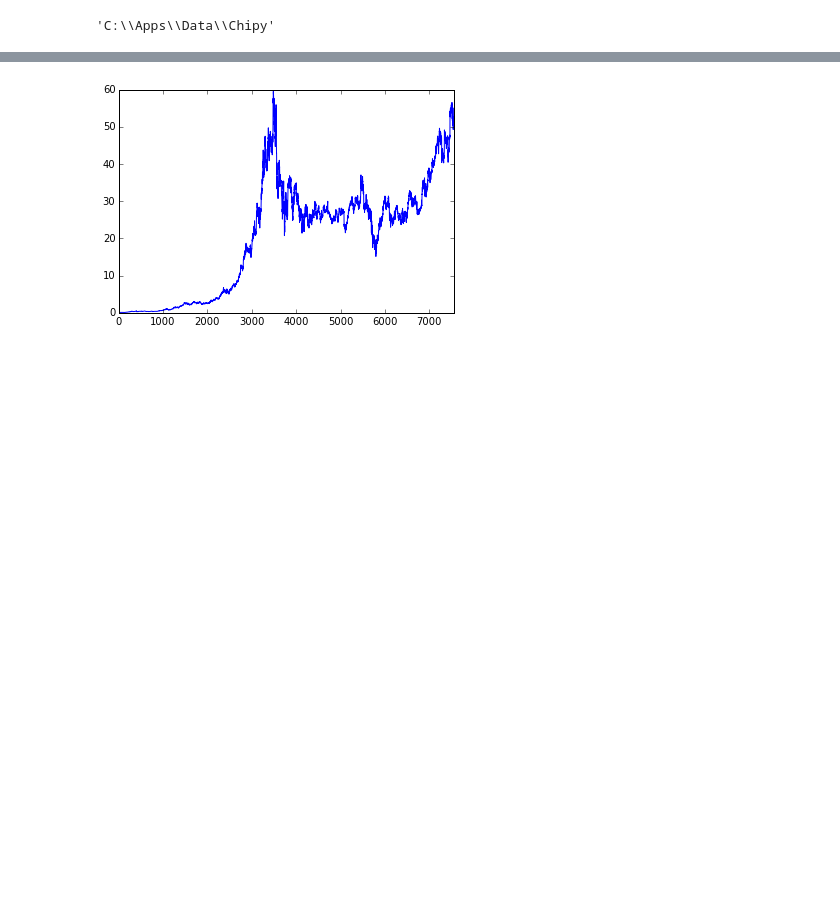
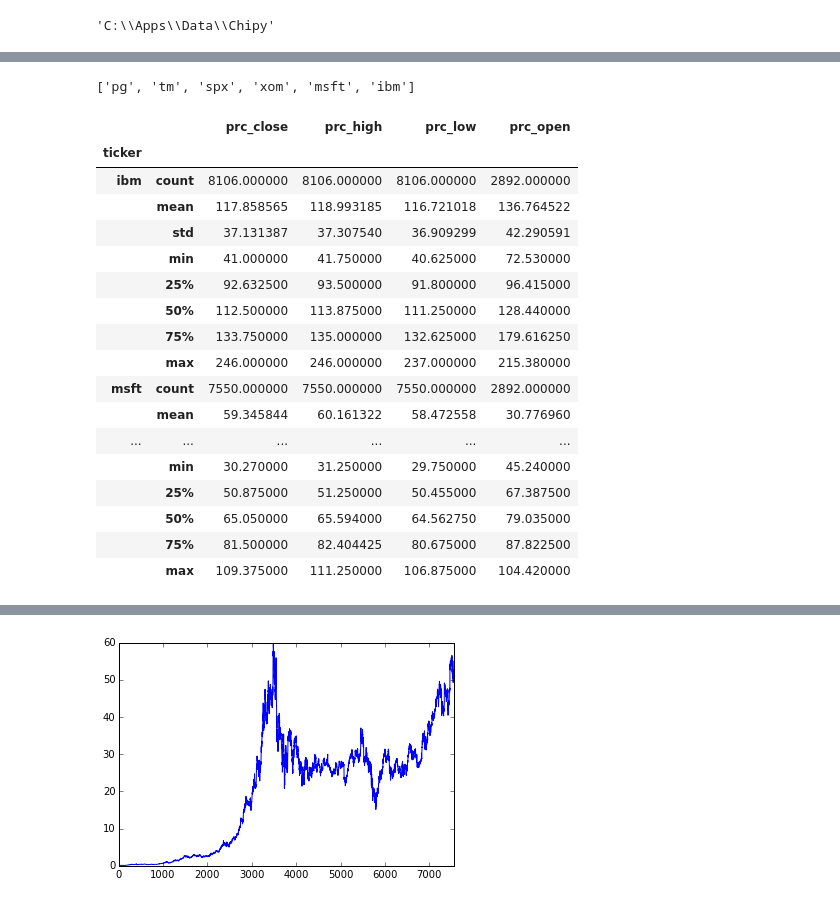
Before and after one commit to davidkunio/Chipy-Technicals, a Jupyter notebook: TechnicalTrading.ipynb, the cells around one changed output, grey strips where cells are left out. Saved outputs shown, nothing was run; the diff lists cells and outputs as text; code cells hidden in the pictures; blank space fills up the shorter version.

```diff
--- a/TechnicalTrading.ipynb
+++ b/TechnicalTrading.ipynb
@@ -27,0 +40,30 @@ msft.head()
+# %%
+#See a distinct list of the tickers
+
+data['ticker'].unique()
+# %% [output]
+['pg', 'tm', 'spx', 'xom', 'msft', 'ibm']
+# %%
+#Summarize the data by ticker
+
+grouped = data.groupby('ticker')
+grouped[['prc_close','prc_high','prc_low','prc_open']].describe()
+# %% [output]
+|  |  | prc_close | prc_high | prc_low | prc_open |
+| ticker |  |  |  |  |  |
+| ibm | count | 8106.000000 | 8106.000000 | 8106.000000 | 2892.000000 |
+|  | mean | 117.858565 | 118.993185 | 116.721018 | 136.764522 |
+|  | std | 37.131387 | 37.307540 | 36.909299 | 42.290591 |
+|  | min | 41.000000 | 41.750000 | 40.625000 | 72.530000 |
+|  | 25% | 92.632500 | 93.500000 | 91.800000 | 96.415000 |
+|  | 50% | 112.500000 | 113.875000 | 111.250000 | 128.440000 |
+|  | 75% | 133.750000 | 135.000000 | 132.625000 | 179.616250 |
+|  | max | 246.000000 | 246.000000 | 237.000000 | 215.380000 |
+| msft | count | 7550.000000 | 7550.000000 | 7550.000000 | 2892.000000 |
+|  | mean | 59.345844 | 60.161322 | 58.472558 | 30.776960 |
+| ... | ... | ... | ... | ... | ... |
+|  | min | 30.270000 | 31.250000 | 29.750000 | 45.240000 |
+|  | 25% | 50.875000 | 51.250000 | 50.455000 | 67.387500 |
+|  | 50% | 65.050000 | 65.594000 | 64.562750 | 79.035000 |
+|  | 75% | 81.500000 | 82.404425 | 80.675000 | 87.822500 |
+|  | max | 109.375000 | 111.250000 | 106.875000 | 104.420000 |
```
Also changed, not shown: parts of 17 cells of this notebook, 2 other files.
